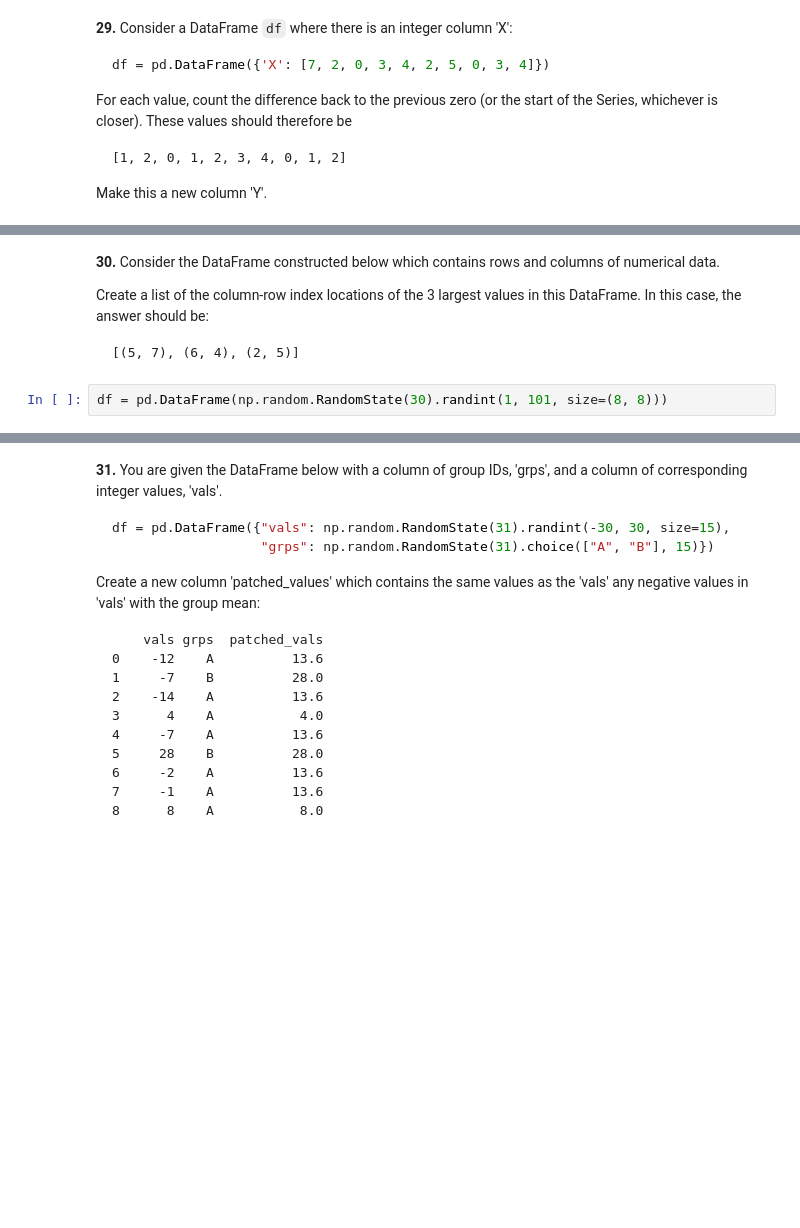
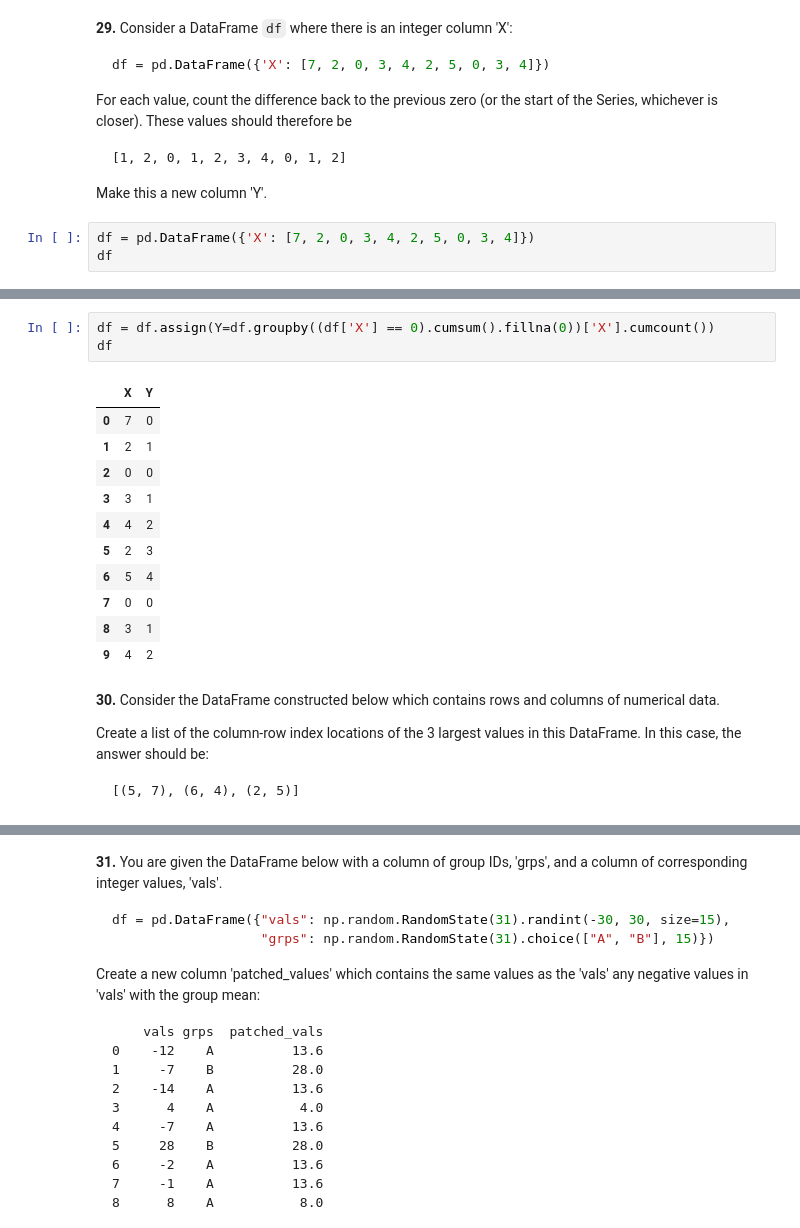
Before and after one commit to surfaceowl/pandas-100-exercises, a Jupyter notebook: 100-pandas-puzzles_practice_01.ipynb, the cells around one changed output, grey strips where cells are left out. Drawn from its saved outputs; the diff is of its cells as text; blank space fills up the shorter version.

````diff
--- a/100-pandas-puzzles_practice_01.ipynb
+++ b/100-pandas-puzzles_practice_01.ipynb
@@ -591,3 +591,6 @@ For each value, count the difference back to the previous zero (or the start of
 ```
 
 Make this a new column 'Y'.
+# %%
+df = pd.DataFrame({'X': [7, 2, 0, 3, 4, 2, 5, 0, 3, 4]})
+df
@@ -594,3 +614,18 @@ Make this a new column 'Y'.
+# %%
+df = df.assign(Y=df.groupby((df['X'] == 0).cumsum().fillna(0))['X'].cumcount())
+df
+# %% [output]
+|  | X | Y |
+| 0 | 7 | 0 |
+| 1 | 2 | 1 |
+| 2 | 0 | 0 |
+| 3 | 3 | 1 |
+| 4 | 4 | 2 |
+| 5 | 2 | 3 |
+| 6 | 5 | 4 |
+| 7 | 0 | 0 |
+| 8 | 3 | 1 |
+| 9 | 4 | 2 |
 # %% [markdown]
 **30.** Consider the DataFrame constructed below which contains rows and columns of numerical data.
 
@@ -598,5 +633,3 @@ Create a list of the column-row index locations of the 3 largest values in this
 ```
 [(5, 7), (6, 4), (2, 5)]
 ```
-# %%
-df = pd.DataFrame(np.random.RandomState(30).randint(1, 101, size=(8, 8)))
````
Also changed, not shown: parts of 15 cells of this notebook.
